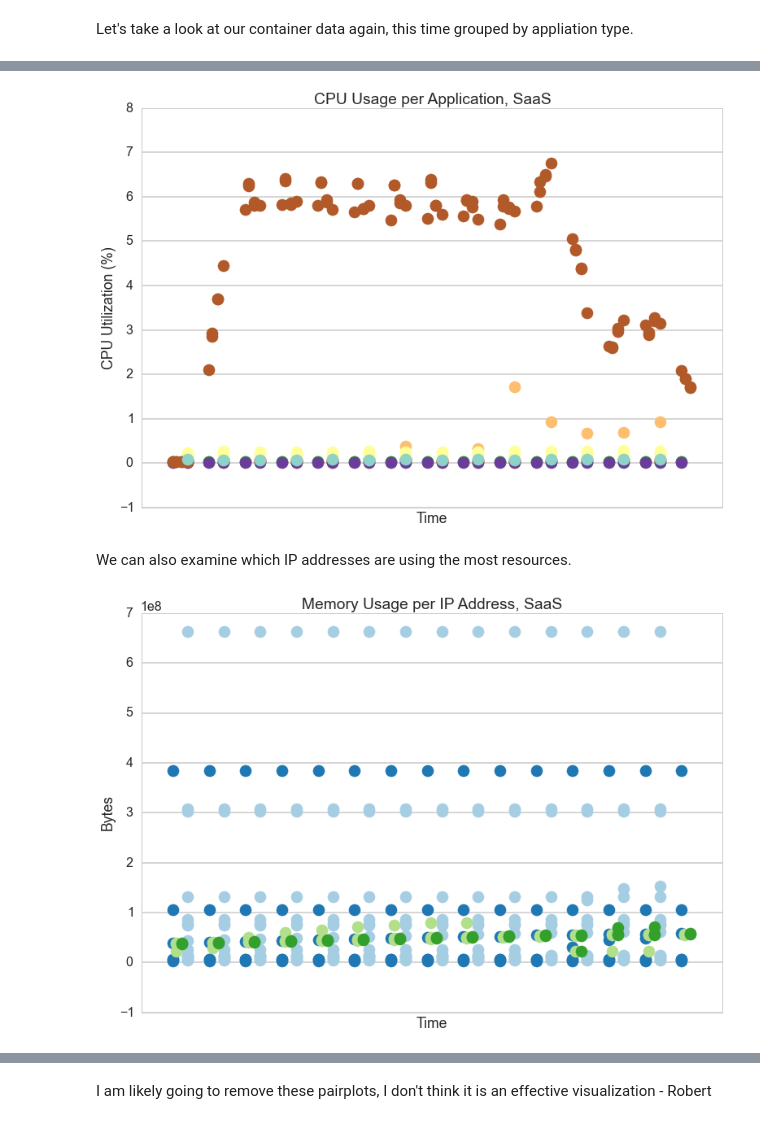
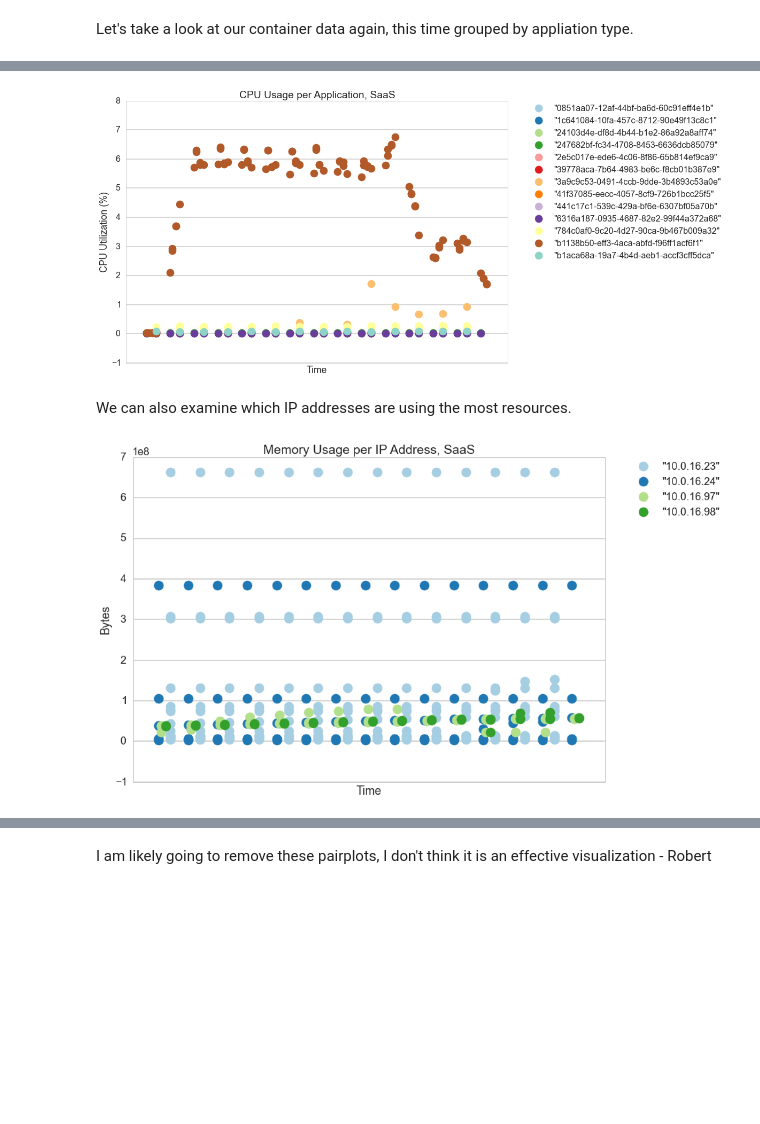
Before and after one commit to harvard-team-pivot/elastic-compute, a Jupyter notebook: elasticCompute.ipynb, the cells around one changed output, grey strips where cells are left out. Drawn from its saved outputs; the diff is of its cells as text; code cells hidden in the pictures; blank space fills up the shorter version.

```diff
--- a/elasticCompute.ipynb
+++ b/elasticCompute.ipynb
@@ -483,4 +485,5 @@ for name,color in app_color_list:
     plt.ylabel("Bytes")
     plt.title("Memory Usage per Application, SaaS")
     plt.xticks([])
+    plt.legend(bbox_to_anchor=(1.05, 1), loc=2, borderaxespad=0.)
 # %% [output]
@@ -493,4 +496,5 @@ for name,color in app_color_list:
     plt.ylabel("Bytes")
     plt.title("Disk Usage per Application, SaaS")
     plt.xticks([])
+    plt.legend(bbox_to_anchor=(1.05, 1), loc=2, borderaxespad=0.)
 # %% [output]
@@ -498,13 +502,14 @@ for name,color in app_color_list:
 # %%
 for name,color in app_color_list:
     sub_container=large_container_SaaSDF[large_container_SaaSDF.applicationID== name]
     ax= plt.scatter(sub_container.index.values,sub_container.cpu_percentage,color = color, label = name, s=200)
     plt.xlabel("Time")
     plt.ylabel("CPU Utilization (%)")
     plt.title("CPU Usage per Application, SaaS")
     plt.xticks([])
+    plt.legend(bbox_to_anchor=(1.05, 1), loc=2, borderaxespad=0.)
 # %% [output]
-[figure, old version]
+[figure, new version]
 # %% [markdown]
 We can also examine which IP addresses are using the most resources.
 # %%
@@ -527,8 +532,9 @@ for name,color in ip_color_list:
     plt.ylabel("Bytes")
     plt.title("Memory Usage per IP Address, SaaS")
     plt.xticks([])
+    plt.legend(bbox_to_anchor=(1.05, 1), loc=2, borderaxespad=0.)
 # %% [output]
-[figure, old version]
+[figure, new version]
 # %%
 for name,color in ip_color_list:
     sub_container=large_container_SaaSDF[large_container_SaaSDF.ip_address== name]
```
Also changed, not shown: parts of 11 cells of this notebook.
